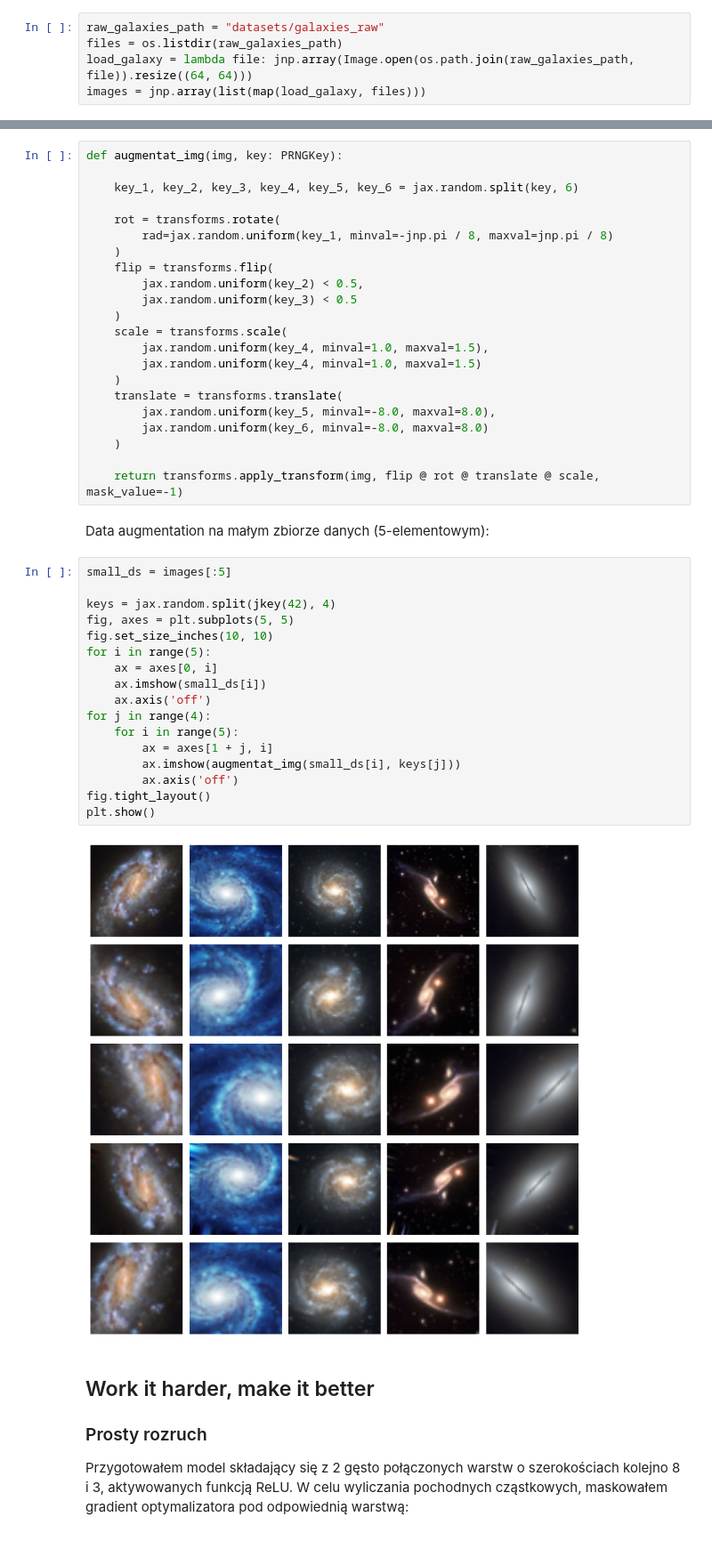
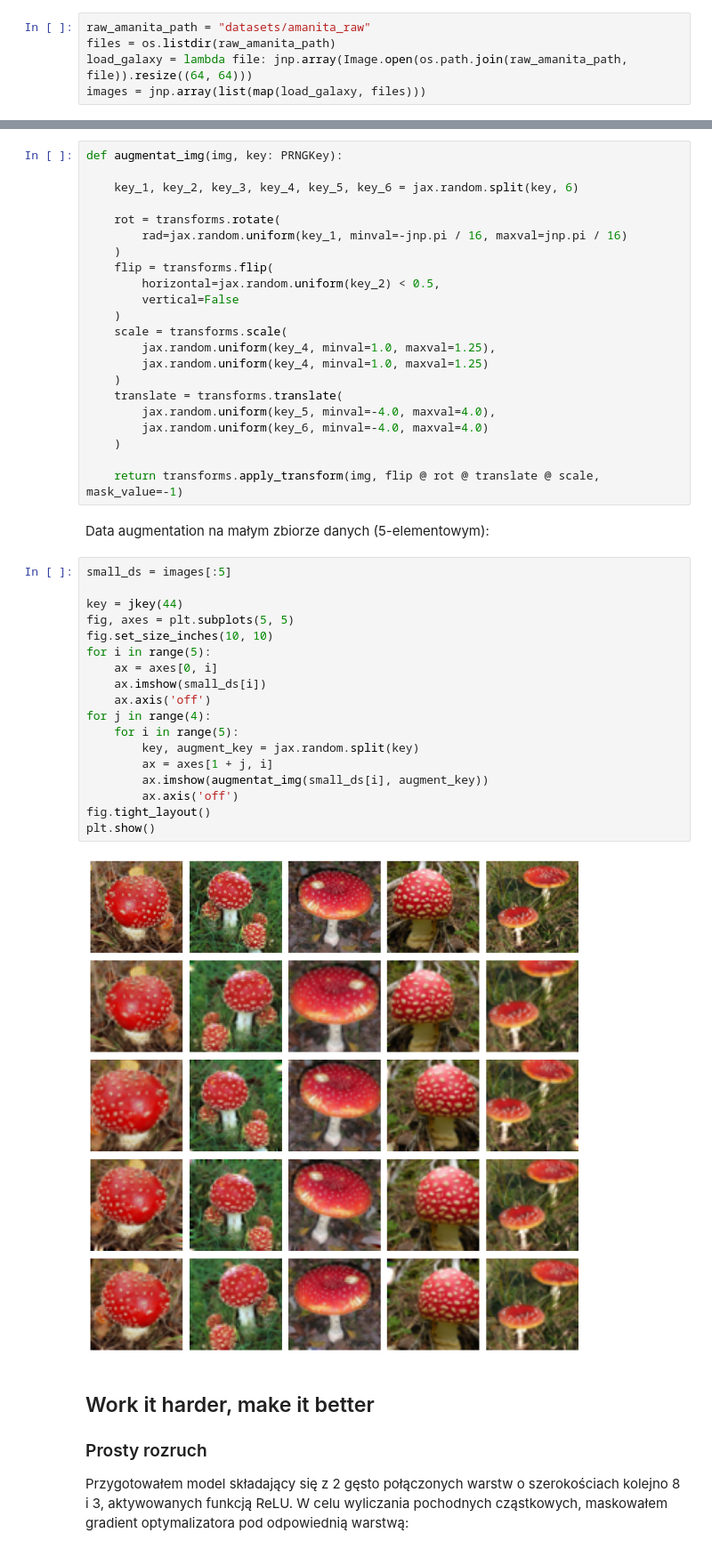
Before and after one commit to Wotaker/TrainingGAN, a Jupyter notebook: raport.ipynb, the cells around one changed output, grey strips where cells are left out. Shown at 89% size. Saved outputs shown, nothing was run; the diff lists cells and outputs as text.

```diff
--- a/raport.ipynb
+++ b/raport.ipynb
@@ -97,9 +104,9 @@ plt.imshow(jnp.squeeze(pred[1]));
 # %% [markdown]
 ## I zebrano jeszcze dwanaście koszy ułomków
 # %%
-raw_galaxies_path = "datasets/galaxies_raw"
-files = os.listdir(raw_galaxies_path)
-load_galaxy = lambda file: jnp.array(Image.open(os.path.join(raw_galaxies_path, file)).resize((64, 64)))
+raw_amanita_path = "datasets/amanita_raw"
+files = os.listdir(raw_amanita_path)
+load_galaxy = lambda file: jnp.array(Image.open(os.path.join(raw_amanita_path, file)).resize((64, 64)))
 images = jnp.array(list(map(load_galaxy, files)))
 # %% [markdown]
 Przykładowe egzemplarze datasetu *galaxies* utworzonego z uyciem biblioteki *jmd_imagescraper*:
@@ -116,19 +123,19 @@ def augmentat_img(img, key: PRNGKey):
     key_1, key_2, key_3, key_4, key_5, key_6 = jax.random.split(key, 6)
 
     rot = transforms.rotate(
-        rad=jax.random.uniform(key_1, minval=-jnp.pi / 8, maxval=jnp.pi / 8)
+        rad=jax.random.uniform(key_1, minval=-jnp.pi / 16, maxval=jnp.pi / 16)
     )
     flip = transforms.flip(
-        jax.random.uniform(key_2) < 0.5,
-        jax.random.uniform(key_3) < 0.5
+        horizontal=jax.random.uniform(key_2) < 0.5,
+        vertical=False
     )
     scale = transforms.scale(
-        jax.random.uniform(key_4, minval=1.0, maxval=1.5),
-        jax.random.uniform(key_4, minval=1.0, maxval=1.5)
+        jax.random.uniform(key_4, minval=1.0, maxval=1.25),
+        jax.random.uniform(key_4, minval=1.0, maxval=1.25)
     )
     translate = transforms.translate(
-        jax.random.uniform(key_5, minval=-8.0, maxval=8.0),
-        jax.random.uniform(key_6, minval=-8.0, maxval=8.0)
+        jax.random.uniform(key_5, minval=-4.0, maxval=4.0),
+        jax.random.uniform(key_6, minval=-4.0, maxval=4.0)
     )
 
     return transforms.apply_transform(img, flip @ rot @ translate @ scale, mask_value=-1)
@@ -137,22 +144,23 @@ Data augmentation na małym zbiorze danych (5-elementowym):
 # %%
 small_ds = images[:5]
 
-keys = jax.random.split(jkey(42), 4)
+key = jkey(44)
 fig, axes = plt.subplots(5, 5)
 fig.set_size_inches(10, 10)
 for i in range(5):
     ax = axes[0, i]
     ax.imshow(small_ds[i])
     ax.axis('off')
 for j in range(4):
     for i in range(5):
+        key, augment_key = jax.random.split(key)
         ax = axes[1 + j, i]
-        ax.imshow(augmentat_img(small_ds[i], keys[j]))
+        ax.imshow(augmentat_img(small_ds[i], augment_key))
         ax.axis('off')
 fig.tight_layout()
 plt.show()
 # %% [output]
-[figure, old version]
+[figure, new version]
 # %% [markdown]
 ## Work it harder, make it better
 ### Prosty rozruch
```
Also changed, not shown: parts of 7 cells of this notebook, 1 other file.
